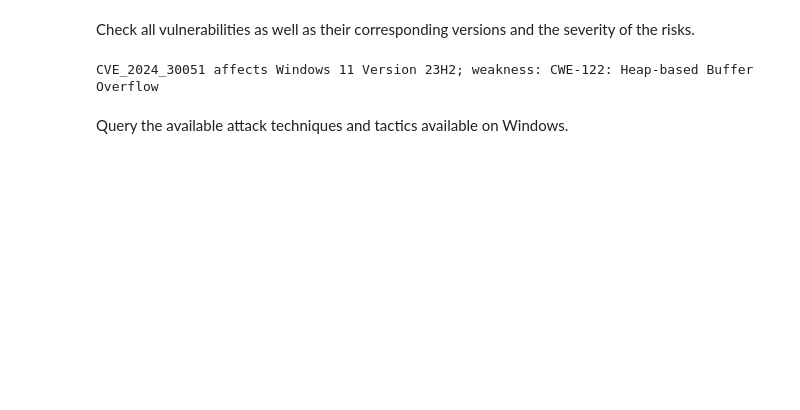
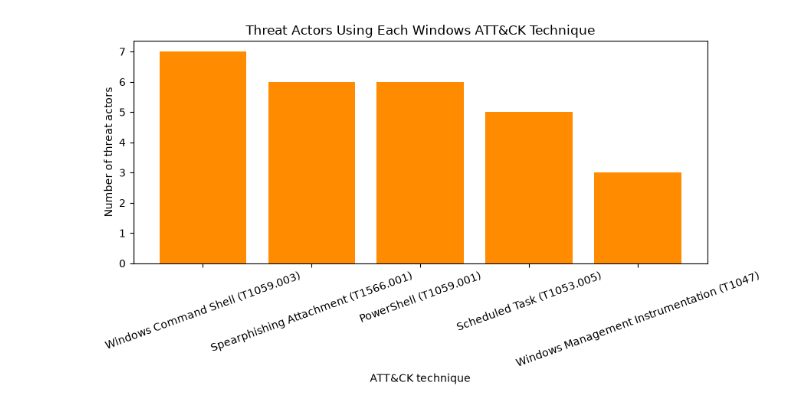
Before and after one commit to Timoseee/windows-cyber-threat-kg, a Jupyter notebook: analysis.ipynb, the cells around one changed output. Saved outputs shown, nothing was run; the diff lists cells and outputs as text; code cells hidden in the pictures; blank space fills up the shorter version.

Commit message:
Add separated ontology, instances, and reproducible notebooks

```diff
--- a/analysis.ipynb
+++ b/analysis.ipynb
@@ -26,16 +112,26 @@ Query all the actors and techniques in the file using SQL.
 # %%
-query_actor_technique = """
+technique_query = """
 PREFIX cti: <https://github.com/Timoseee/windows-cyber-threat-kg/ontology#>
 PREFIX rdfs: <http://www.w3.org/2000/01/rdf-schema#>
 
-SELECT ?actorLabel ?techniqueLabel
+SELECT ?technique_name (COUNT(DISTINCT ?actor) AS ?actor_count)
 WHERE {
-    ?actor cti:usesTechnique ?technique .
-    ?actor rdfs:label ?actorLabel .
-    ?technique rdfs:label ?techniqueLabel .
+    ?actor a cti:ThreatActor ;
+           cti:usesTechnique ?technique .
+
+    ?technique rdfs:label ?technique_name .
 }
+GROUP BY ?technique_name
+ORDER BY DESC(?actor_count)
 """
 
-for row in g.query(query_actor_technique):
-    print(f"{row.actorLabel} uses {row.techniqueLabel}")
+technique_rows = []
+for row in g.query(technique_query):
+    technique_rows.append({
+        "Technique": str(row.technique_name),
+        "Actor count": int(row.actor_count)
+    })
+
+technique_df = pd.DataFrame(technique_rows)
+technique_df
 # %% [output]
@@ -59,26 +144,14 @@ BlackByte (G1043) uses Windows Management Instrumentation (T1047)
-# %% [markdown]
-Check all vulnerabilities as well as their corresponding versions and the severity of the risks.
-# %%
-query_vulnerability = """
-PREFIX cti: <https://github.com/Timoseee/windows-cyber-threat-kg/ontology#>
-PREFIX rdf: <http://www.w3.org/1999/02/22-rdf-syntax-ns#>
-PREFIX rdfs: <http://www.w3.org/2000/01/rdf-schema#>
-
-SELECT ?cve ?productLabel ?weaknessLabel
-WHERE {
-    ?cve rdf:type cti:Vulnerability ;
-         cti:affectsProduct ?product ;
-         cti:hasWeakness ?weakness .
-
-    ?product rdfs:label ?productLabel .
-    ?weakness rdfs:label ?weaknessLabel .
-}
-"""
-
-for row in g.query(query_vulnerability):
-    cve_id = str(row.cve).split("#")[-1]
-    print(f"{cve_id} affects {row.productLabel}; weakness: {row.weaknessLabel}")
-# %% [output]
-CVE_2024_30051 affects Windows 11 Version 23H2; weakness: CWE-122: Heap-based Buffer Overflow
-# %% [markdown]
-Query the available attack techniques and tactics available on Windows.
+# %%
+plt.close("all")
+plt.figure(figsize=(9, 5))
+
+x = range(len(technique_df))
+plt.bar(x, technique_df["Actor count"], color="darkorange")
+plt.xticks(x, technique_df["Technique"], rotation=20)
+plt.title("Threat Actors Using Each Windows ATT&CK Technique")
+plt.xlabel("ATT&CK technique")
+plt.ylabel("Number of threat actors")
+plt.tight_layout()
+plt.show()
+# %% [output]
+[figure, added]
```
Also changed, not shown: parts of 19 cells of this notebook, 4 other files.
